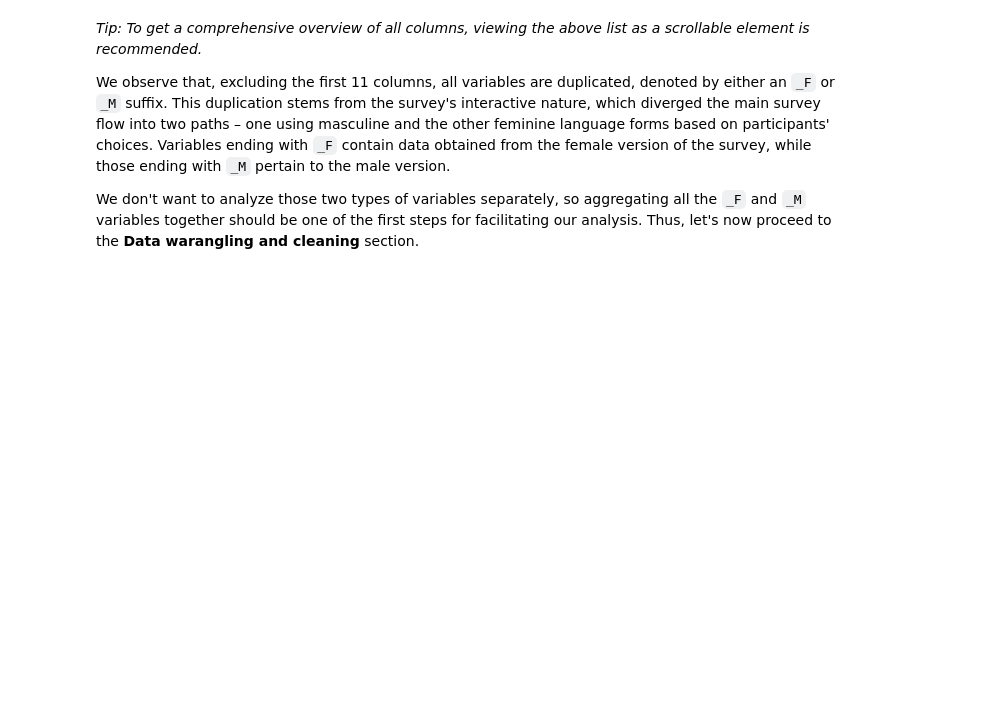
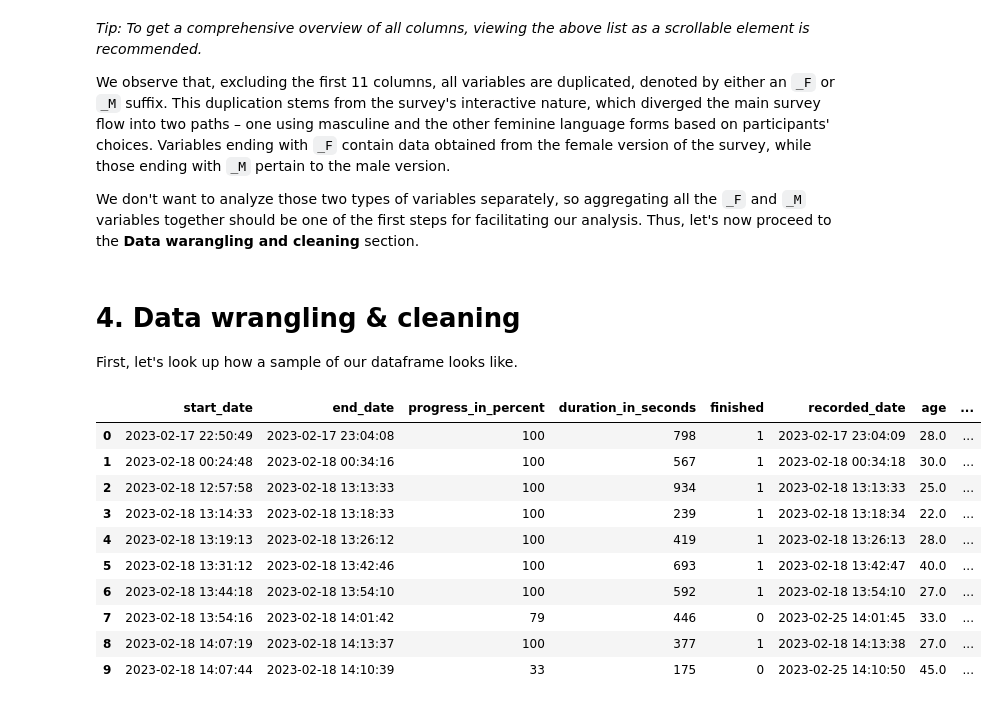
Before and after one commit to michal-owsiak/swps-university-research, a Jupyter notebook: research.ipynb, the cells around one changed output. Drawn from its saved outputs; the diff is of its cells as text; code cells hidden in the pictures; blank space fills up the shorter version.

Commit message:
data wrangling & variables recoding sections added

```diff
--- a/research.ipynb
+++ b/research.ipynb
@@ -161,3 +161,22 @@ list(df.columns)
 We observe that, excluding the first 11 columns, all variables are duplicated, denoted by either an `_F` or `_M` suffix. This duplication stems from the survey's interactive nature, which diverged the main survey flow into two paths – one using masculine and the other feminine language forms based on participants' choices. Variables ending with `_F` contain data obtained from the female version of the survey, while those ending with `_M` pertain to the male version.
 
 We don't want to analyze those two types of variables separately, so aggregating all the `_F` and `_M` variables together should be one of the first steps for facilitating our analysis. Thus, let's now proceed to the **Data warangling and cleaning** section.
+# %% [markdown]
+# **4. Data wrangling & cleaning**
+
+First, let's look up how a sample of our dataframe looks like.
+# %%
+pd.set_option("display.max_columns", None)
+df.head(10)
+# %% [output]
+|  | start_date | end_date | progress_in_percent | duration_in_seconds | finished | recorded_date | age | ... |
+| 0 | 2023-02-17 22:50:49 | 2023-02-17 23:04:08 | 100 | 798 | 1 | 2023-02-17 23:04:09 | 28.0 | ... |
+| 1 | 2023-02-18 00:24:48 | 2023-02-18 00:34:16 | 100 | 567 | 1 | 2023-02-18 00:34:18 | 30.0 | ... |
+| 2 | 2023-02-18 12:57:58 | 2023-02-18 13:13:33 | 100 | 934 | 1 | 2023-02-18 13:13:33 | 25.0 | ... |
+| 3 | 2023-02-18 13:14:33 | 2023-02-18 13:18:33 | 100 | 239 | 1 | 2023-02-18 13:18:34 | 22.0 | ... |
+| 4 | 2023-02-18 13:19:13 | 2023-02-18 13:26:12 | 100 | 419 | 1 | 2023-02-18 13:26:13 | 28.0 | ... |
+| 5 | 2023-02-18 13:31:12 | 2023-02-18 13:42:46 | 100 | 693 | 1 | 2023-02-18 13:42:47 | 40.0 | ... |
+| 6 | 2023-02-18 13:44:18 | 2023-02-18 13:54:10 | 100 | 592 | 1 | 2023-02-18 13:54:10 | 27.0 | ... |
+| 7 | 2023-02-18 13:54:16 | 2023-02-18 14:01:42 | 79 | 446 | 0 | 2023-02-25 14:01:45 | 33.0 | ... |
+| 8 | 2023-02-18 14:07:19 | 2023-02-18 14:13:37 | 100 | 377 | 1 | 2023-02-18 14:13:38 | 27.0 | ... |
+| 9 | 2023-02-18 14:07:44 | 2023-02-18 14:10:39 | 33 | 175 | 0 | 2023-02-25 14:10:50 | 45.0 | ... |
```
Also changed, not shown: parts of 8 cells of this notebook.
